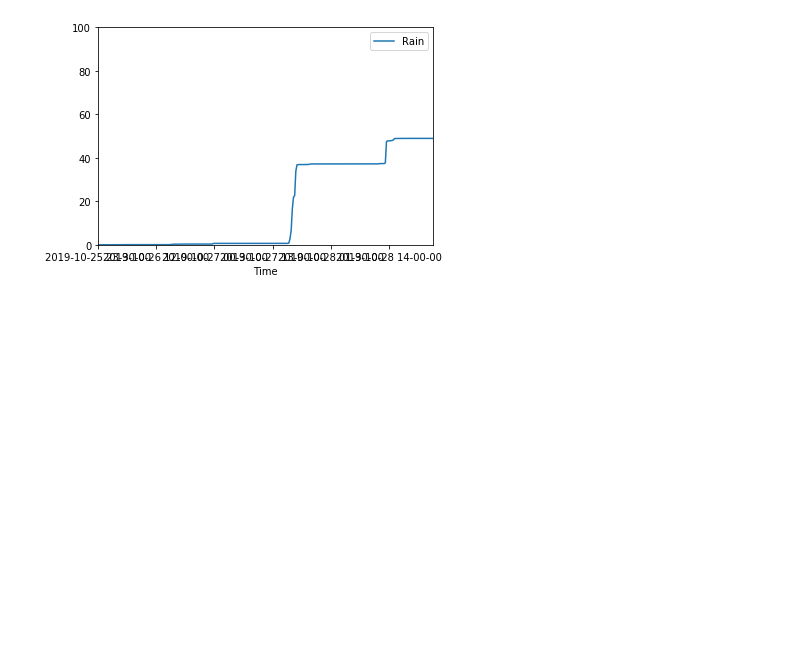
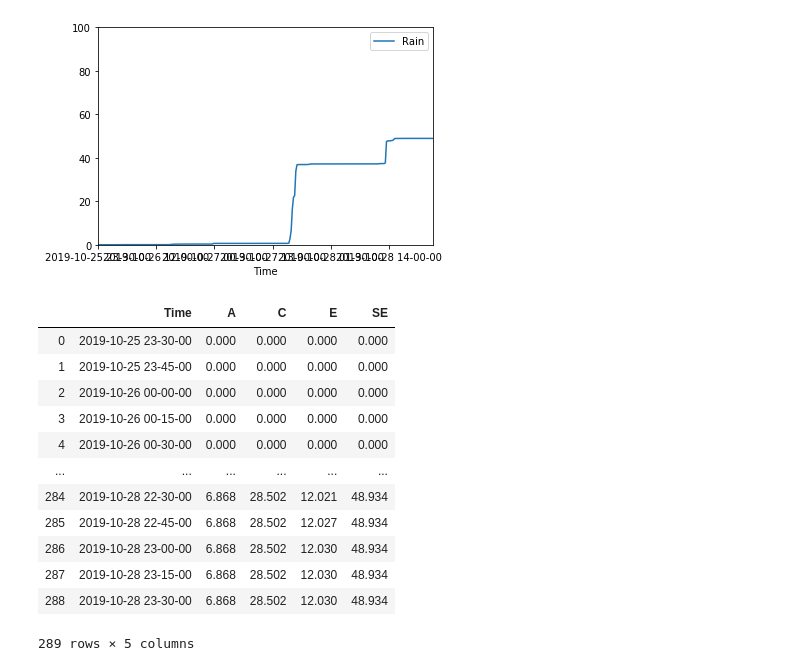
Before and after one commit to CUrW-SL/DSS-Framework, a Jupyter notebook: jupyter_notebooks/wrf_data.ipynb, the cells around one changed output. Drawn from its saved outputs; the diff is of its cells as text; code cells hidden in the pictures; blank space fills up the shorter version.

Commit message:
plot multiple wrf model rain for given grid point

```diff
--- a/jupyter_notebooks/wrf_data.ipynb
+++ b/jupyter_notebooks/wrf_data.ipynb
@@ -169,10 +170,34 @@ def plot_grid_point_rfield(rain_source, netcdf_file,grid_lon, grid_lat):
     else:
         return None
 # %%
-def get_df_list_grid_point_rfield(rain_source, netcdf_file_list,grid_lon, grid_lat):
+def get_df_list_grid_point_rfield(rain_source_list, netcdf_file_list,grid_lon, grid_lat):
     df_list = []
+    i = 0
     for netcdf_file in netcdf_file_list:
-        df = plot_grid_point_rfield(rain_source, netcdf_file,grid_lon, grid_lat)
+        df = plot_grid_point_rfield(rain_source_list[i], netcdf_file,grid_lon, grid_lat)
+        i+=1
         if df is not None:
             df_list.append(df)
     return df_list
+# %%
+netcdf_files = ['/home/hasitha/Desktop/wrf_4.0_d0_18_2019-10-27_A_d03_RAINNC.nc', '/home/hasitha/Desktop/wrf_4.0_d0_18_2019-10-27_C_d03_RAINNC.nc', '/home/hasitha/Desktop/wrf_4.0_d0_18_2019-10-27_E_d03_RAINNC.nc','/home/hasitha/Desktop/wrf_4.0_d0_18_2019-10-27_SE_d03_RAINNC.nc']
+rain_sources = ['A','C','E','SE']
+# %%
+df_list = get_df_list_grid_point_rfield(rain_sources, netcdf_files, 80.556168, 7.102936)
+# %%
+plot_df = reduce(lambda x, y: pd.merge(x, y, on = 'Time'), df_list)
+plot_df
+# %% [output]
+|  | Time | A | C | E | SE |
+| 0 | 2019-10-25 23-30-00 | 0.000 | 0.000 | 0.000 | 0.000 |
+| 1 | 2019-10-25 23-45-00 | 0.000 | 0.000 | 0.000 | 0.000 |
+| 2 | 2019-10-26 00-00-00 | 0.000 | 0.000 | 0.000 | 0.000 |
+| 3 | 2019-10-26 00-15-00 | 0.000 | 0.000 | 0.000 | 0.000 |
+| 4 | 2019-10-26 00-30-00 | 0.000 | 0.000 | 0.000 | 0.000 |
+| ... | ... | ... | ... | ... | ... |
+| 284 | 2019-10-28 22-30-00 | 6.868 | 28.502 | 12.021 | 48.934 |
+| 285 | 2019-10-28 22-45-00 | 6.868 | 28.502 | 12.027 | 48.934 |
+| 286 | 2019-10-28 23-00-00 | 6.868 | 28.502 | 12.030 | 48.934 |
+| 287 | 2019-10-28 23-15-00 | 6.868 | 28.502 | 12.030 | 48.934 |
+| 288 | 2019-10-28 23-30-00 | 6.868 | 28.502 | 12.030 | 48.934 |
+289 rows × 5 columns
```
Also changed, not shown: parts of 2 cells of this notebook.
